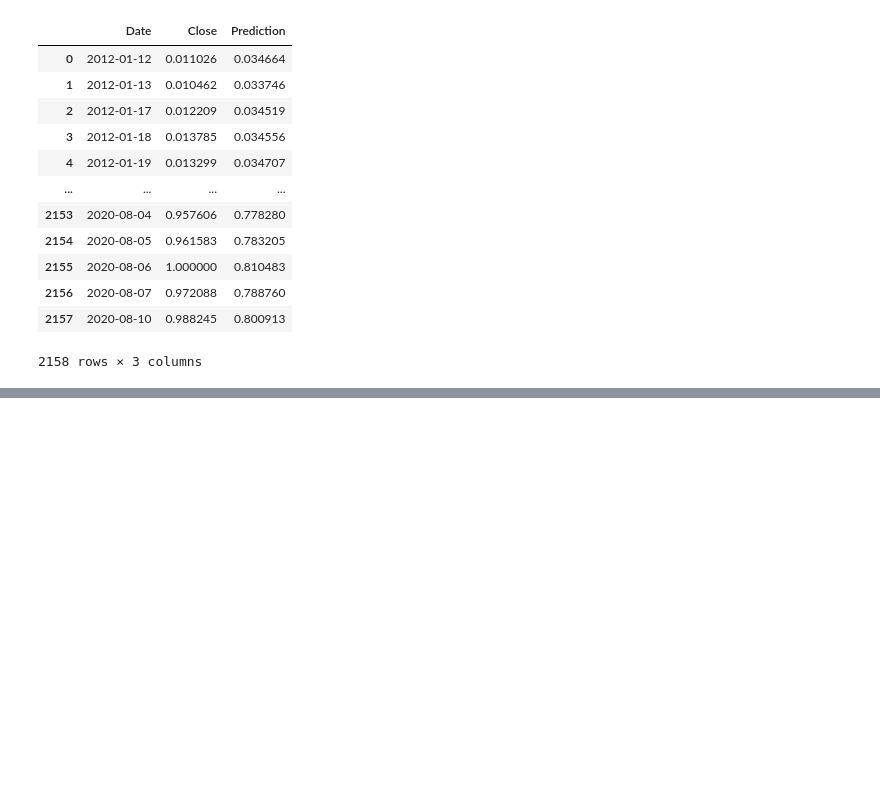
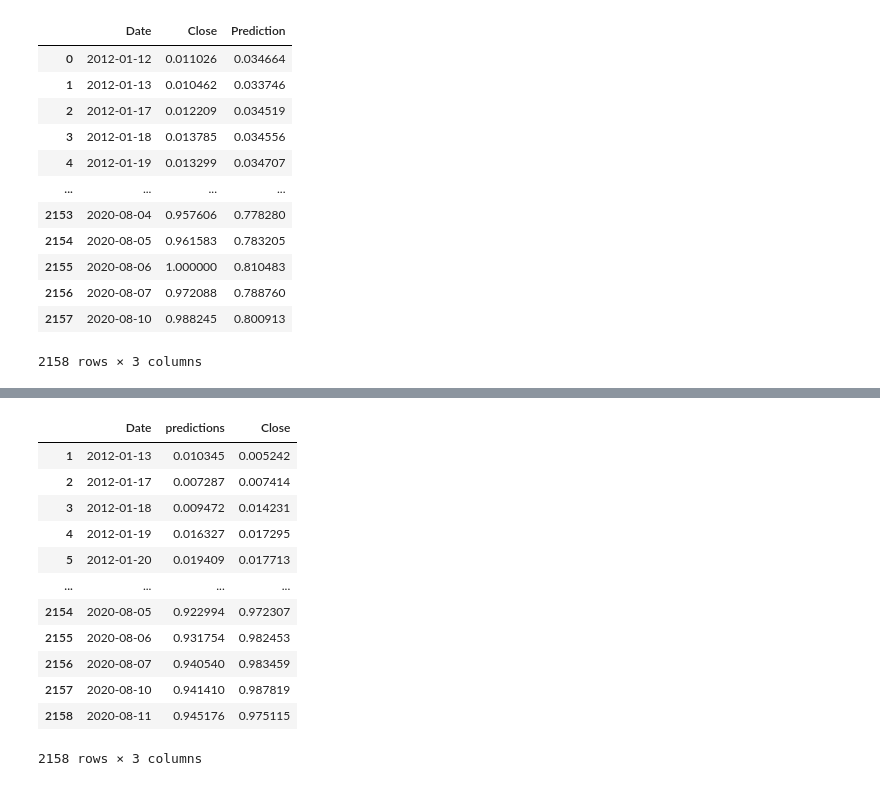
Before and after one commit to Aviral2309/Financial-Analysis-Practice-Problems-, a Jupyter notebook: Stock_Prediction_Model/stock_future_prediction.ipynb, the cells around one changed output, grey strips where cells are left out. Drawn from its saved outputs; the diff is of its cells as text; code cells hidden in the pictures; blank space fills up the shorter version.

```diff
--- a/Stock_Prediction_Model/stock_future_prediction.ipynb
+++ b/Stock_Prediction_Model/stock_future_prediction.ipynb
@@ -457,0 +653,4 @@ interactive_plot(df_predicted, "Original Vs. Prediction")
+# %%
+df_predicted = price_volume_df[1:][['Date']]
+
+df_predicted
@@ -457,0 +671,2 @@ interactive_plot(df_predicted, "Original Vs. Prediction")
+# %%
+df_predicted['predictions'] = test_predicted
@@ -457,0 +689,23 @@ interactive_plot(df_predicted, "Original Vs. Prediction")
+# %%
+# Plot the data
+close = []
+for i in training_set_scaled:
+  close.append(i[0])
+# %%
+df_predicted['Close'] = close[1:]
+# %%
+df_predicted
+# %% [output]
+|  | Date | predictions | Close |
+| 1 | 2012-01-13 | 0.010345 | 0.005242 |
+| 2 | 2012-01-17 | 0.007287 | 0.007414 |
+| 3 | 2012-01-18 | 0.009472 | 0.014231 |
+| 4 | 2012-01-19 | 0.016327 | 0.017295 |
+| 5 | 2012-01-20 | 0.019409 | 0.017713 |
+| ... | ... | ... | ... |
+| 2154 | 2020-08-05 | 0.922994 | 0.972307 |
+| 2155 | 2020-08-06 | 0.931754 | 0.982453 |
+| 2156 | 2020-08-07 | 0.940540 | 0.983459 |
+| 2157 | 2020-08-10 | 0.941410 | 0.987819 |
+| 2158 | 2020-08-11 | 0.945176 | 0.975115 |
+2158 rows × 3 columns
```
Also changed, not shown: parts of 20 cells of this notebook, 4 other files.
